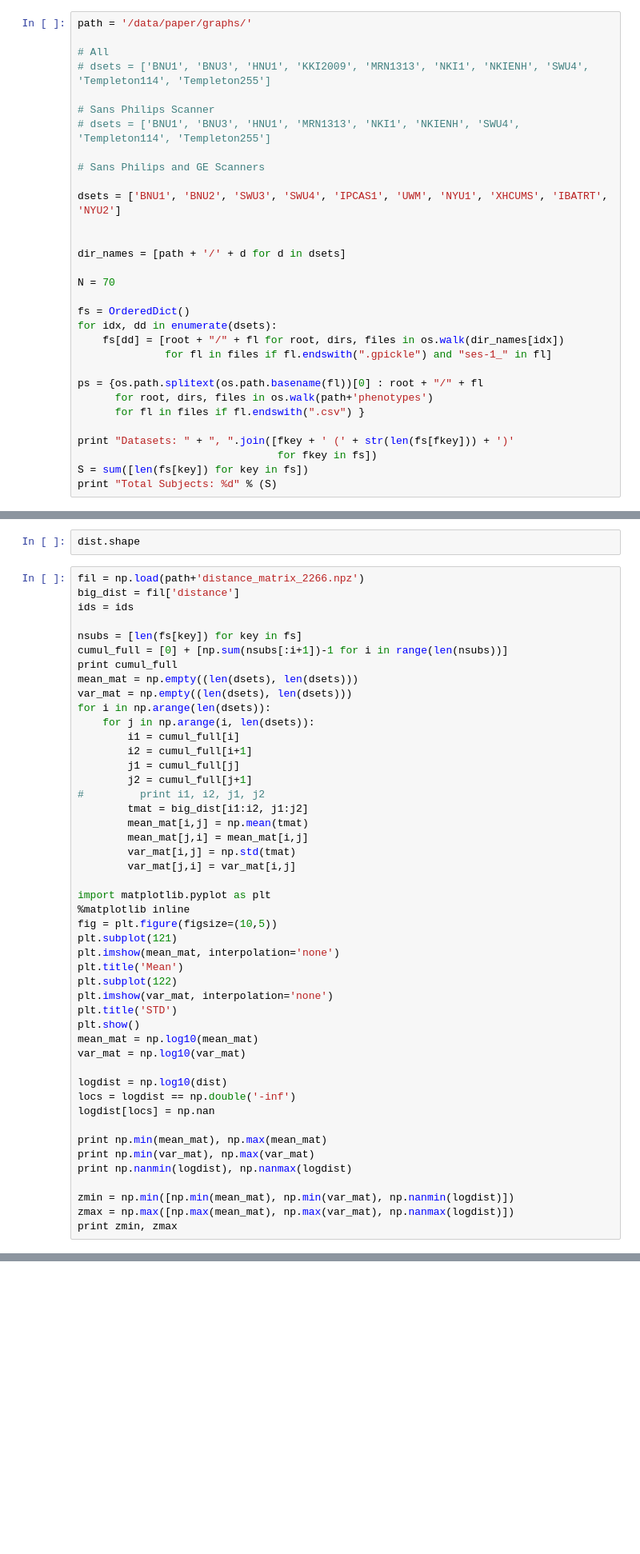
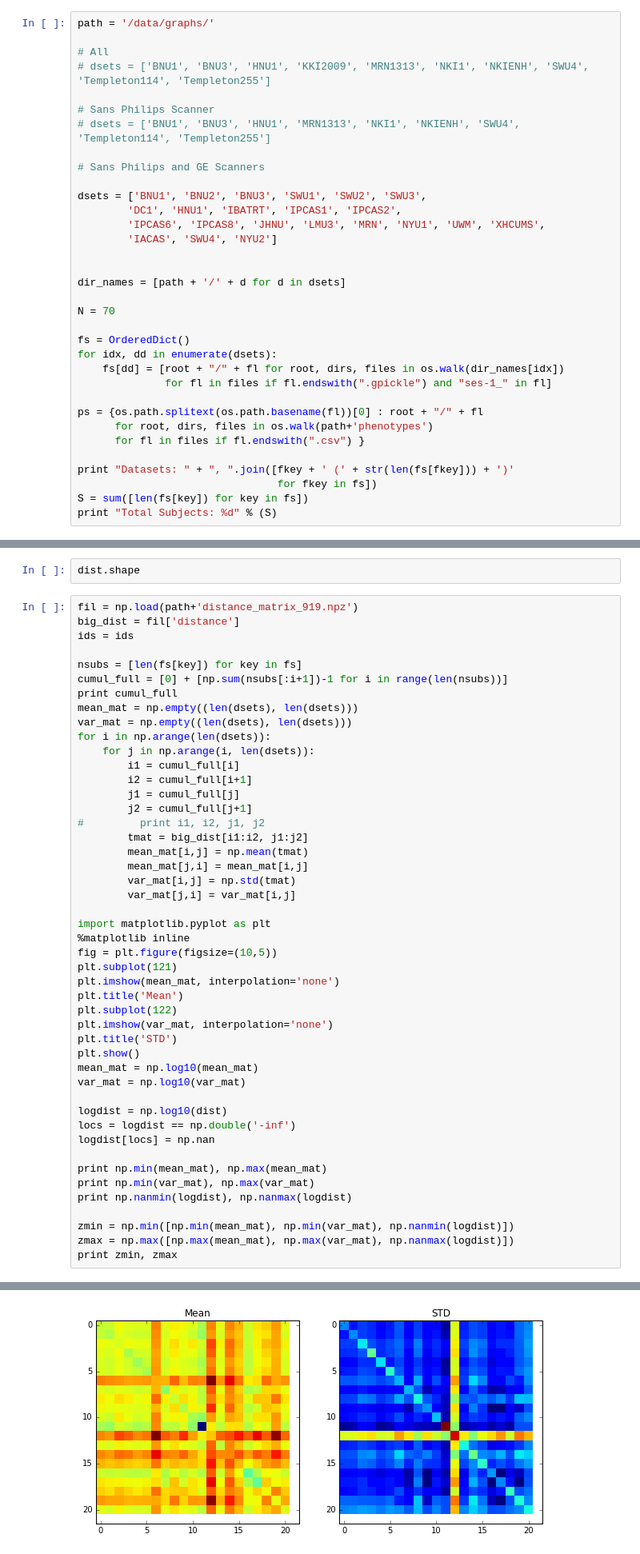
Before and after one commit to ebridge2/ndmg-paper, a Jupyter notebook: code/fngs_discriminability/discriminability_multiset.ipynb, the cells around one changed output, grey strips where cells are left out. Shown at 80% size. Cells and saved outputs as stored; diff of their text form; blank space fills up the shorter version.

Commit message:
updated figures and code

```diff
--- a/code/fngs_discriminability/discriminability_multiset.ipynb
+++ b/code/fngs_discriminability/discriminability_multiset.ipynb
@@ -16,7 +16,7 @@ from scipy.linalg import norm
 
 np.random.seed(12345678)  # for reproducibility, set random seed
 # %%
-path = '/data/paper/graphs/'
+path = '/data/graphs/'
 
 # All
 # dsets = ['BNU1', 'BNU3', 'HNU1', 'KKI2009', 'MRN1313', 'NKI1', 'NKIENH', 'SWU4', 'Templeton114', 'Templeton255']
@@ -26,7 +26,10 @@ path = '/data/paper/graphs/'
 
 # Sans Philips and GE Scanners
 
-dsets = ['BNU1', 'BNU2', 'SWU3', 'SWU4', 'IPCAS1', 'UWM', 'NYU1', 'XHCUMS', 'IBATRT', 'NYU2']
+dsets = ['BNU1', 'BNU2', 'BNU3', 'SWU1', 'SWU2', 'SWU3',
+        'DC1', 'HNU1', 'IBATRT', 'IPCAS1', 'IPCAS2',
+        'IPCAS6', 'IPCAS8', 'JHNU', 'LMU3', 'MRN', 'NYU1', 'UWM', 'XHCUMS',
+        'IACAS', 'SWU4', 'NYU2']
 
 
 dir_names = [path + '/' + d for d in dsets]
@@ -379,7 +455,7 @@ ids = dat['ids']
 # %%
 dist.shape
 # %%
-fil = np.load(path+'distance_matrix_2266.npz')
+fil = np.load(path+'distance_matrix_919.npz')
 big_dist = fil['distance']
 ids = ids
 
@@ -425,3 +501,4 @@ print np.nanmin(logdist), np.nanmax(logdist)
 zmin = np.min([np.min(mean_mat), np.min(var_mat), np.nanmin(logdist)])
 zmax = np.max([np.max(mean_mat), np.max(var_mat), np.nanmax(logdist)])
 print zmin, zmax
+# %% [output]
@@ -427,0 +522 @@ print zmin, zmax
+[figure, added]
```
Also changed, not shown: parts of 15 cells of this notebook, 19 other files.
